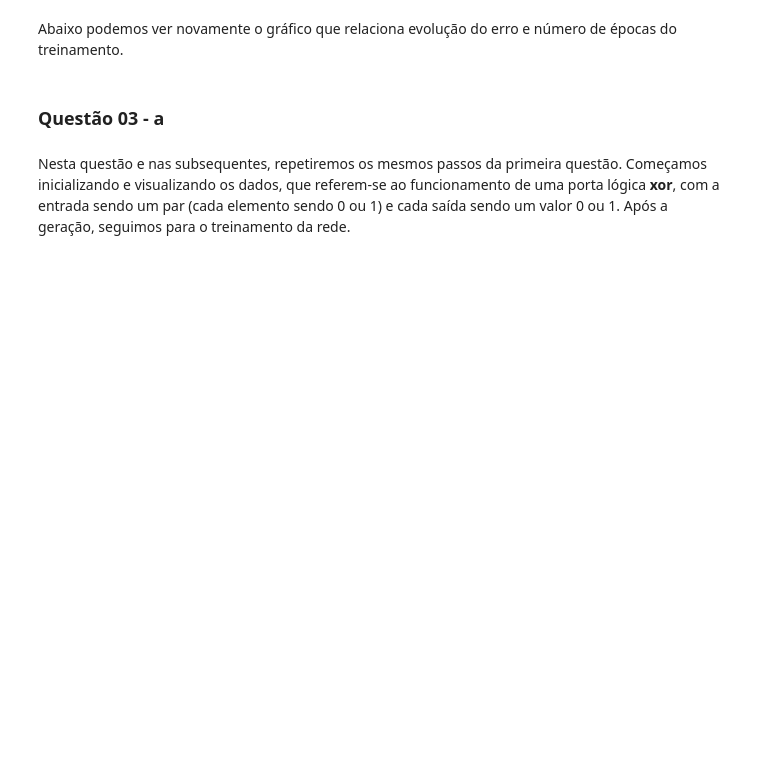
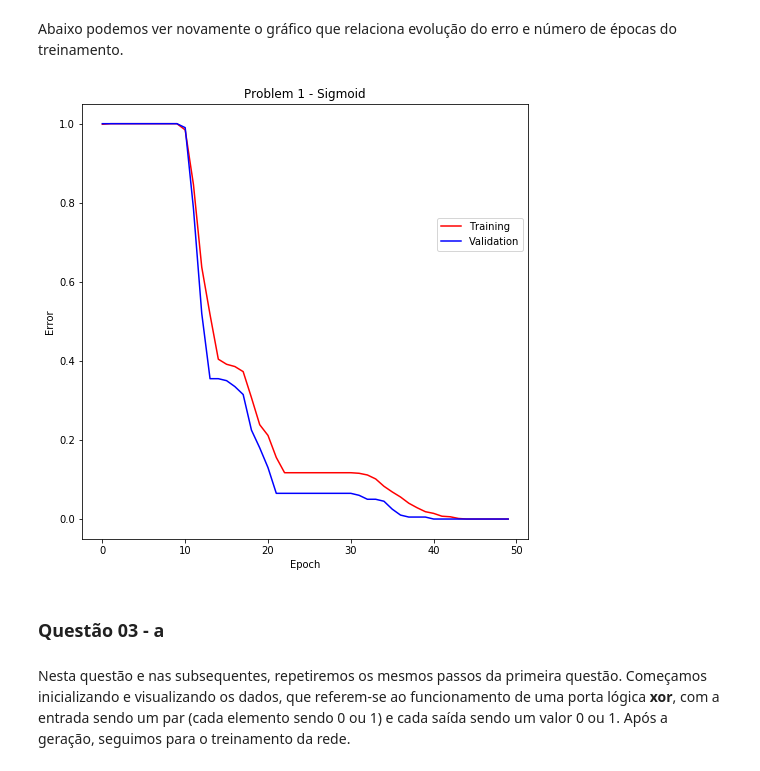
Before and after one commit to matheus-praxedes/Deep-learning, a Jupyter notebook: src/list_1.ipynb, the cells around one changed output. Drawn from its saved outputs; the diff is of its cells as text; code cells hidden in the pictures; blank space fills up the shorter version.

```diff
--- a/src/list_1.ipynb
+++ b/src/list_1.ipynb
@@ -38,6 +52,6 @@ plot_graph(data, "Problem 1 - Step", "Epoch", "Error")
 # %% [markdown]
 Alternativamente, para a mesma questão podemos ter outras soluções. A solução abaixo utiliza uma rede com duas camadas, sendo uma de entrada e outra de saída (nenhuma camada oculta). Ela também usa uma função de ativação diferente (sigmoid) e utiliza mais épocas para treinar (50), mantendo as outras características da primeira rede.
 # %%
-net = NeuralNetwork(3, [3, 8], [sig_func, sig_func])
-data = net.trainDataSet(data_set_1, "stochastic", 50, learning_rate = 0.1, type = "class", tvt_ratio = [7, 2, 1],
-                       print_info = False)
+net_1b = NeuralNetwork(3, [3, 8], [sig_func, sig_func])
+data_1b = net_1b.trainDataSet(data_set_1, "stochastic", 50, learning_rate = 0.1, type = "class", tvt_ratio = [7, 2, 1],
+                              print_info = False)
@@ -44,7 +71,9 @@ data = net.trainDataSet(data_set_1, "stochastic", 50, learning_rate = 0.1, type
 # %% [markdown]
 Abaixo podemos ver novamente o gráfico que relaciona evolução do erro e número de épocas do treinamento.
 # %%
-plot_graph(data, "Problem 1 - Sigmoid", "Epoch", "Error")
+plot_graph(data_1b, "Problem 1 - Sigmoid", "Epoch", "Error")
+# %% [output]
+[figure, added]
 # %% [markdown]
 ### **Questão 03 - a**
 # %% [markdown]
```
Also changed, not shown: parts of 28 cells of this notebook, 3 other files.
